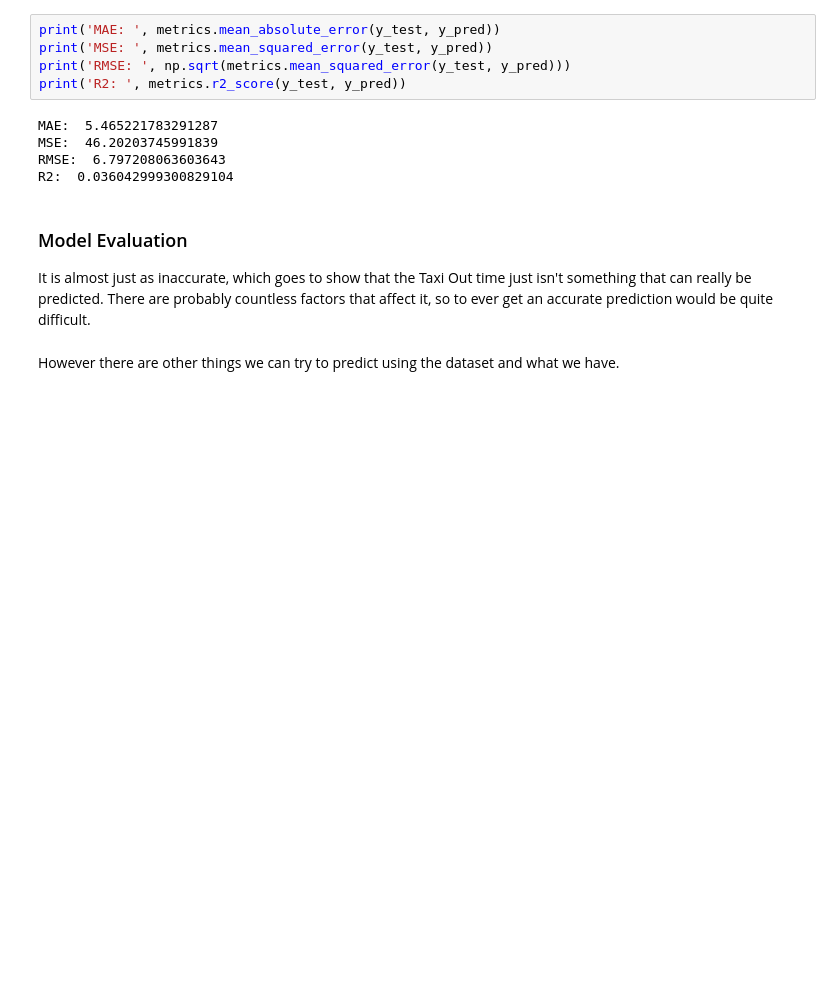
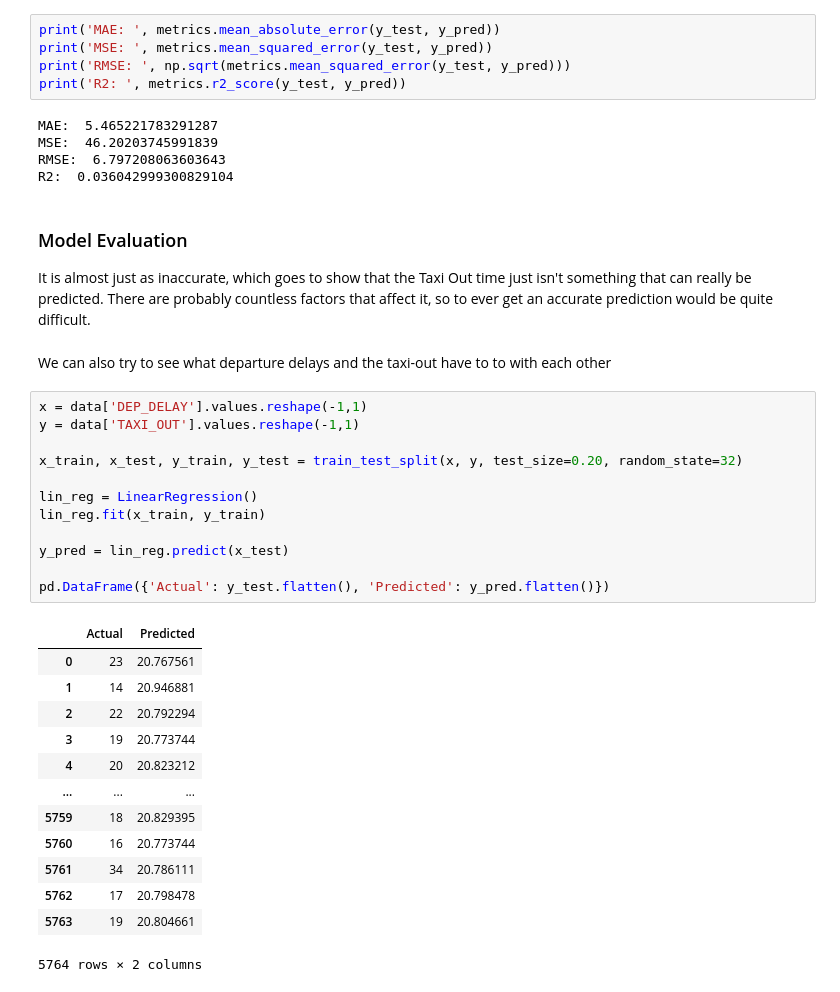
Before and after one commit to Rokeeb17/DS-Assignments, a Jupyter notebook: LinearRegression.ipynb, the cells around one changed output. Cells and saved outputs as stored; diff of their text form; blank space fills up the shorter version.

```diff
--- a/LinearRegression.ipynb
+++ b/LinearRegression.ipynb
@@ -374,5 +413,31 @@ R2:  0.036042999300829104
 # %% [markdown]
 ### Model Evaluation
 It is almost just as inaccurate, which goes to show that the Taxi Out time just isn't something that can really be predicted. There are probably countless factors that affect it, so to ever get an accurate prediction would be quite difficult.
-# %% [markdown]
-However there are other things we can try to predict using the dataset and what we have.
+# %% [markdown]
+We can also try to see what departure delays and the taxi-out have to to with each other
+# %%
+x = data['DEP_DELAY'].values.reshape(-1,1)
+y = data['TAXI_OUT'].values.reshape(-1,1)
+
+x_train, x_test, y_train, y_test = train_test_split(x, y, test_size=0.20, random_state=32)
+
+lin_reg = LinearRegression()
+lin_reg.fit(x_train, y_train)
+
+y_pred = lin_reg.predict(x_test)
+
+pd.DataFrame({'Actual': y_test.flatten(), 'Predicted': y_pred.flatten()})
+# %% [output]
+|  | Actual | Predicted |
+| 0 | 23 | 20.767561 |
+| 1 | 14 | 20.946881 |
+| 2 | 22 | 20.792294 |
+| 3 | 19 | 20.773744 |
+| 4 | 20 | 20.823212 |
+| ... | ... | ... |
+| 5759 | 18 | 20.829395 |
+| 5760 | 16 | 20.773744 |
+| 5761 | 34 | 20.786111 |
+| 5762 | 17 | 20.798478 |
+| 5763 | 19 | 20.804661 |
+5764 rows × 2 columns
```
Also changed, not shown: parts of 5 cells of this notebook.
